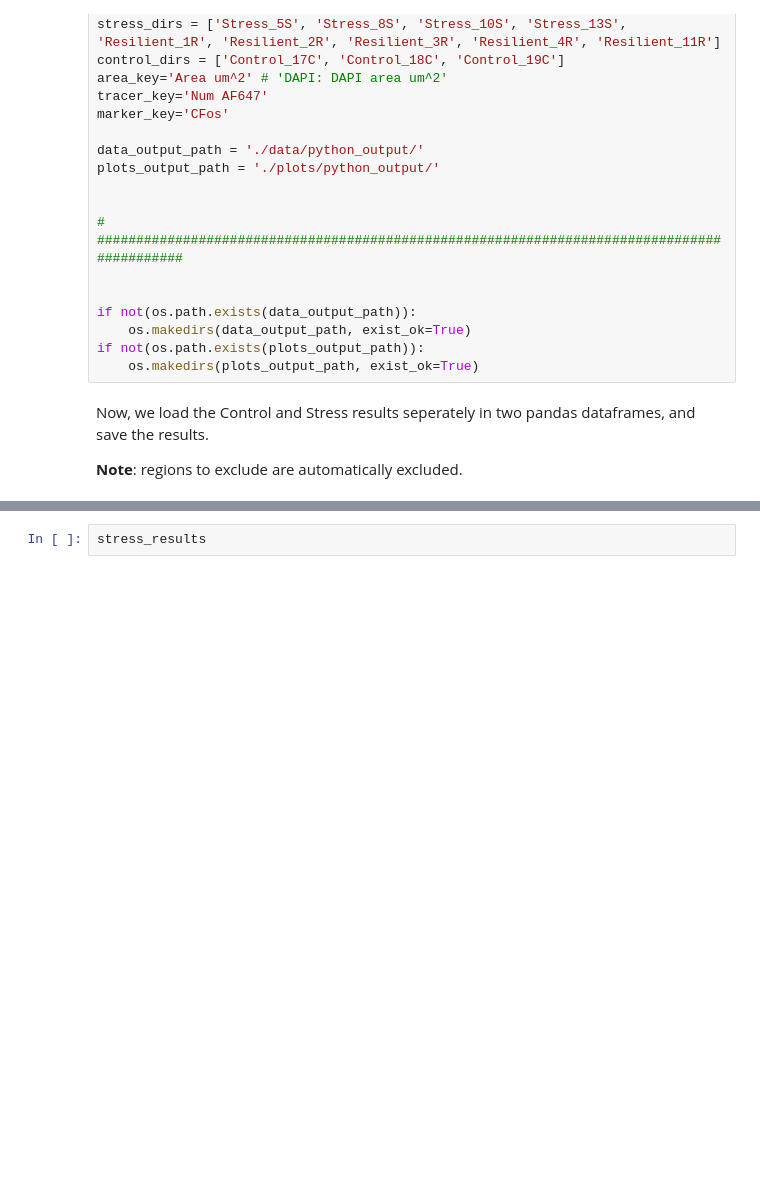
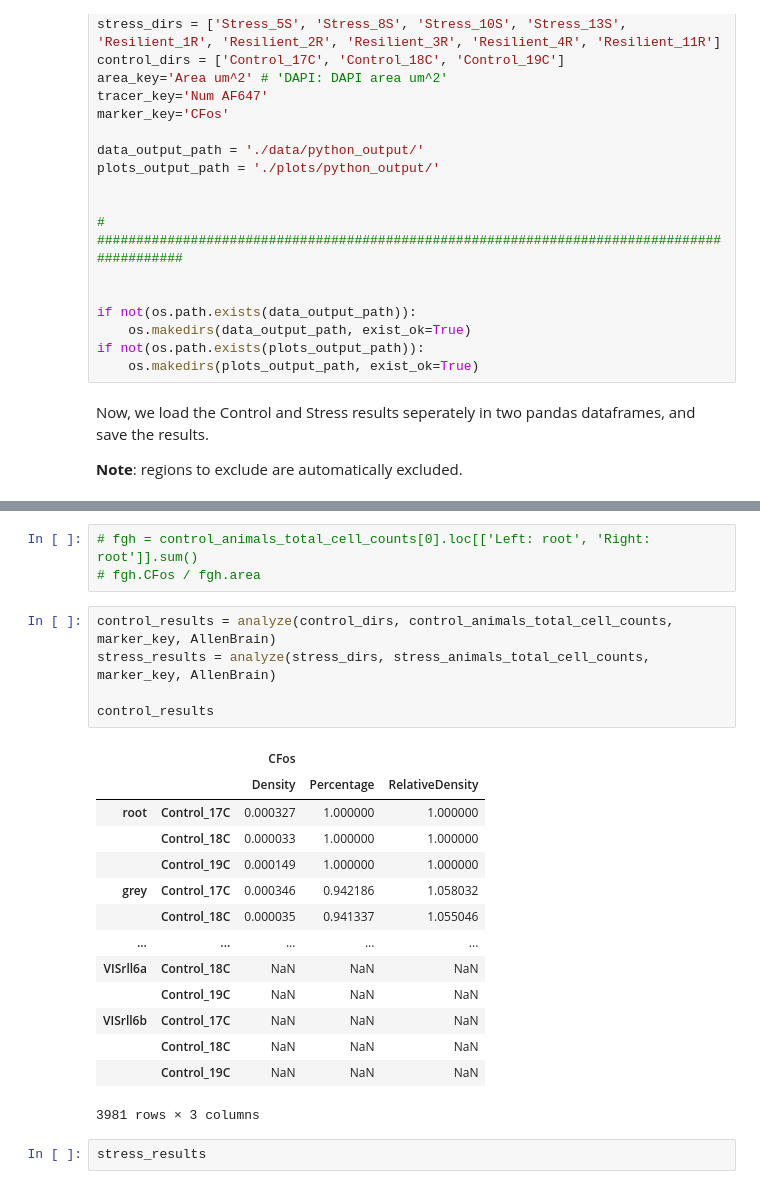
Before and after one commit to greenpolo/BraiAn, a Jupyter notebook: CFOS_cell_counts_CvS.ipynb, the cells around one changed output, grey strips where cells are left out. Saved outputs shown, nothing was run; the diff lists cells and outputs as text; blank space fills up the shorter version.

```diff
--- a/CFOS_cell_counts_CvS.ipynb
+++ b/CFOS_cell_counts_CvS.ipynb
@@ -151,3 +219,26 @@ True
+# %%
+# fgh = control_animals_total_cell_counts[0].loc[['Left: root', 'Right: root']].sum()
+# fgh.CFos / fgh.area
+# %%
+control_results = analyze(control_dirs, control_animals_total_cell_counts, marker_key, AllenBrain)
+stress_results = analyze(stress_dirs, stress_animals_total_cell_counts, marker_key, AllenBrain)
+
+control_results
+# %% [output]
+|  |  | CFos |  |  |
+|  |  | Density | Percentage | RelativeDensity |
+| root | Control_17C | 0.000327 | 1.000000 | 1.000000 |
+|  | Control_18C | 0.000033 | 1.000000 | 1.000000 |
+|  | Control_19C | 0.000149 | 1.000000 | 1.000000 |
+| grey | Control_17C | 0.000346 | 0.942186 | 1.058032 |
+|  | Control_18C | 0.000035 | 0.941337 | 1.055046 |
+| ... | ... | ... | ... | ... |
+| VISrll6a | Control_18C | NaN | NaN | NaN |
+|  | Control_19C | NaN | NaN | NaN |
+| VISrll6b | Control_17C | NaN | NaN | NaN |
+|  | Control_18C | NaN | NaN | NaN |
+|  | Control_19C | NaN | NaN | NaN |
+3981 rows × 3 columns
 # %%
 stress_results
 # %% [output]
```
Also changed, not shown: parts of 11 cells of this notebook, 1 other file.
